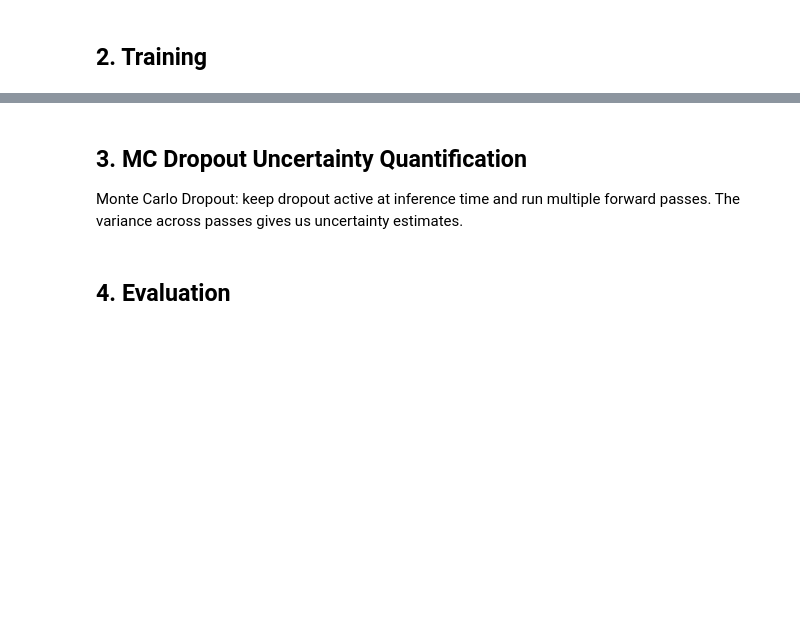
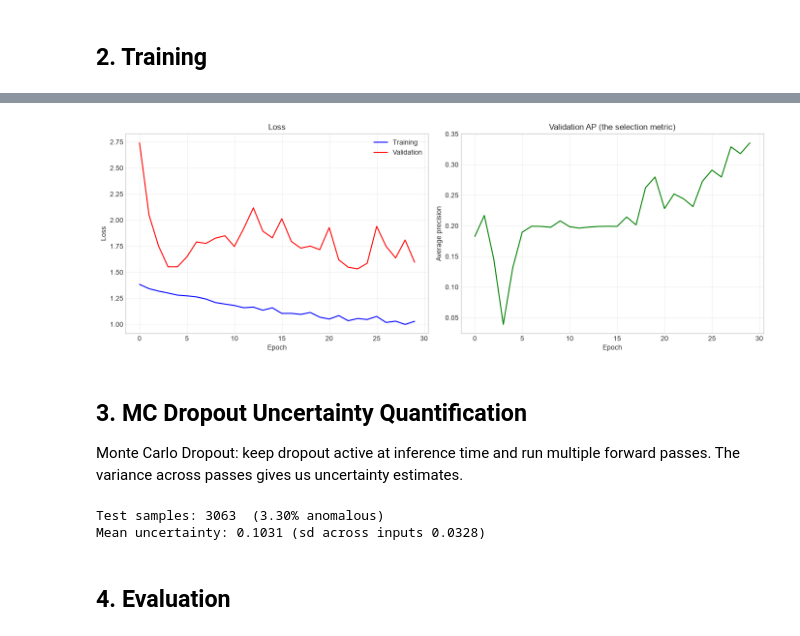
Before and after one commit to JonesRobM/Chrono-Sentinel, a Jupyter notebook: notebooks/03_model_training.ipynb, the cells around one changed output, grey strips where cells are left out. Saved outputs shown, nothing was run; the diff lists cells and outputs as text; code cells hidden in the pictures; blank space fills up the shorter version.

```diff
--- a/notebooks/03_model_training.ipynb
+++ b/notebooks/03_model_training.ipynb
@@ -50,7 +61,10 @@ Our transformer architecture:
 # Without it the model sees only the z-scored sequence, which on this data
 # carries almost no signal: logistic regression on it reaches AUC 0.52.
 model = create_model(
-    window_size=50, d_model=64, num_layers=2, dropout=0.2,
+    window_size=50,
+    d_model=64,
+    num_layers=2,
+    dropout=0.2,
     feature_dim=len(get_feature_names()),
 ).to(device)
 
@@ -73,7 +105,9 @@ def run_epoch(loader, train):
     with torch.set_grad_enabled(train):
         for windows, features, labels in loader:
             windows, features, labels = (
-                windows.to(device), features.to(device), labels.to(device)
+                windows.to(device),
+                features.to(device),
+                labels.to(device),
             )
             if train:
                 optimiser.zero_grad()
@@ -106,6 +140,8 @@ for epoch in range(1, n_epochs + 1):
     val_aps.append(val_ap)
 
     if epoch % 5 == 0:
-        print(f"Epoch {epoch:2d} | Train {train_loss:.4f} | Val {val_loss:.4f} | Val AP {val_ap:.4f}")
+        print(
+            f"Epoch {epoch:2d} | Train {train_loss:.4f} | Val {val_loss:.4f} | Val AP {val_ap:.4f}"
+        )
 
 print(f"\nBest validation AP {max(val_aps):.4f} at epoch {int(np.argmax(val_aps)) + 1}")
@@ -112,17 +157,24 @@ print(f"\nBest validation AP {max(val_aps):.4f} at epoch {int(np.argmax(val_aps)
 # %%
 fig, (ax1, ax2) = plt.subplots(1, 2, figsize=(14, 5))
-ax1.plot(train_losses, 'b-', label='Training')
-ax1.plot(val_losses, 'r-', label='Validation')
-ax1.set_xlabel('Epoch'); ax1.set_ylabel('Loss'); ax1.set_title('Loss')
-ax1.legend(); ax1.grid(True, alpha=0.3)
+ax1.plot(train_losses, "b-", label="Training")
+ax1.plot(val_losses, "r-", label="Validation")
+ax1.set_xlabel("Epoch")
+ax1.set_ylabel("Loss")
+ax1.set_title("Loss")
+ax1.legend()
+ax1.grid(True, alpha=0.3)
 
 # The metric selection actually uses. It is noisy and non-monotonic, which is
 # why early stopping is off by default in scripts/train.py.
-ax2.plot(val_aps, 'g-')
-ax2.set_xlabel('Epoch'); ax2.set_ylabel('Average precision')
-ax2.set_title('Validation AP (the selection metric)')
+ax2.plot(val_aps, "g-")
+ax2.set_xlabel("Epoch")
+ax2.set_ylabel("Average precision")
+ax2.set_title("Validation AP (the selection metric)")
 ax2.grid(True, alpha=0.3)
-plt.tight_layout(); plt.show()
+plt.tight_layout()
+plt.show()
+# %% [output]
+[figure, added]
 # %% [markdown]
 ## 3. MC Dropout Uncertainty Quantification
 
@@ -146,8 +198,13 @@ test_preds = np.concatenate(all_means)
 test_uncertainty = np.concatenate(all_stds)
 
 print(f"Test samples: {len(test_labels)}  ({100 * test_labels.mean():.2f}% anomalous)")
-print(f"Mean uncertainty: {test_uncertainty.mean():.4f} "
-      f"(sd across inputs {test_uncertainty.std():.4f})")
+print(
+    f"Mean uncertainty: {test_uncertainty.mean():.4f} "
+    f"(sd across inputs {test_uncertainty.std():.4f})"
+)
+# %% [output]
+Test samples: 3063  (3.30% anomalous)
+Mean uncertainty: 0.1031 (sd across inputs 0.0328)
 # %% [markdown]
 ## 4. Evaluation
 # %%
```
Also changed, not shown: parts of 7 cells of this notebook, 47 other files.
